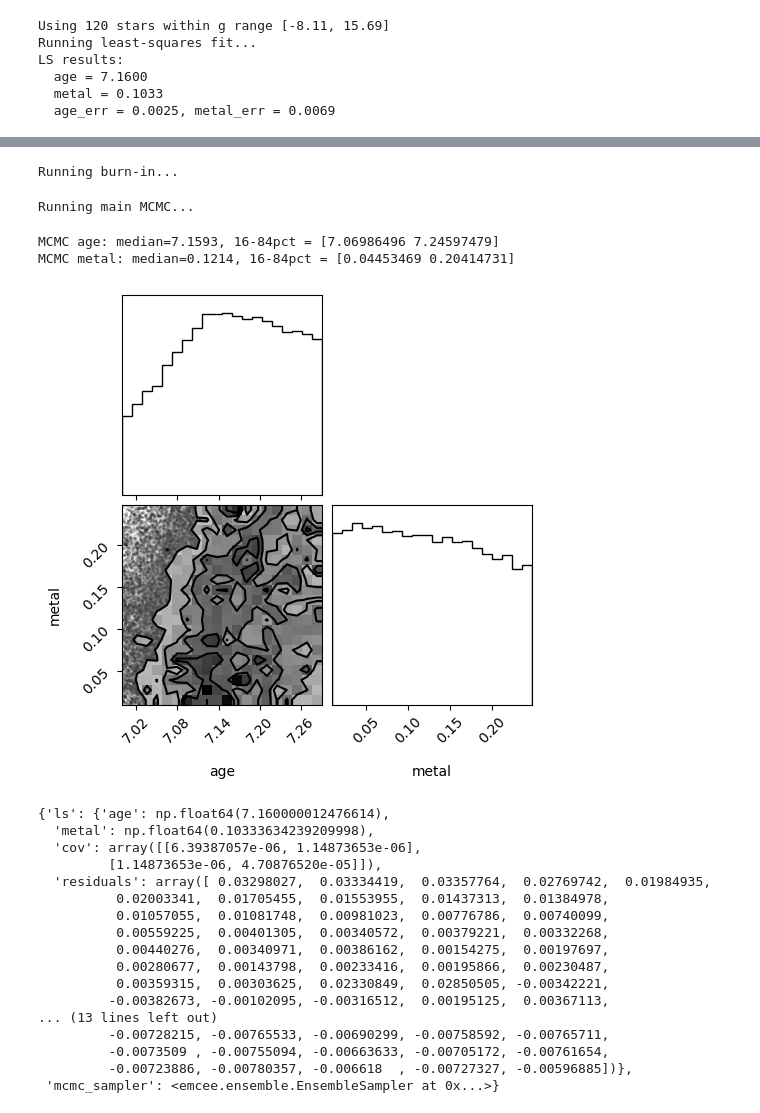
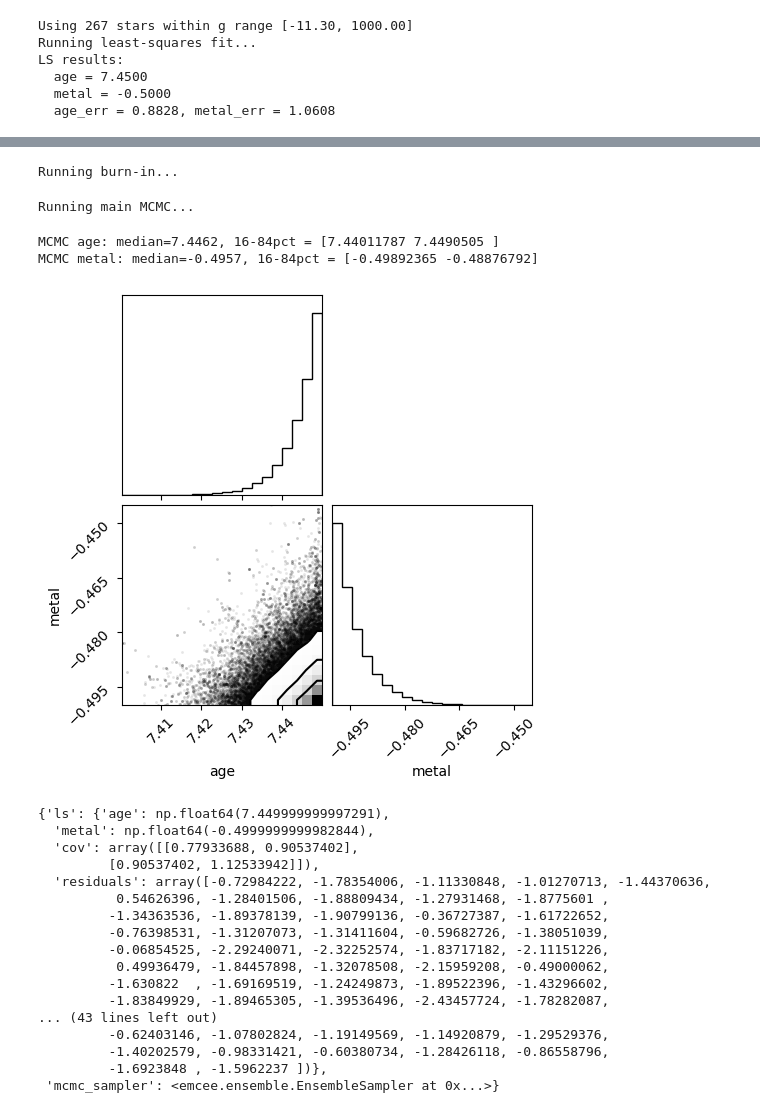
Before and after one commit to yash739/isochrones_parsec, a Jupyter notebook: parsec_isochrone.ipynb, the cells around one changed output, grey strips where cells are left out. Saved outputs shown, nothing was run; the diff lists cells and outputs as text; code cells hidden in the pictures.

```diff
--- a/parsec_isochrone.ipynb
+++ b/parsec_isochrone.ipynb
@@ -4,7 +4,7 @@ import matplotlib.pyplot as plt
 
 # === USER INPUT ===
 # Path to your downloaded PARSEC isochrone table
-isochrone_file = "/home/yasho/Ramesh/output96407944643.dat.txt"  # change this to your actual filename
+isochrone_file = "/home/yasho/Ramesh/iso_7.5_8.5_-0.5_0.3.dat.txt" # change this to your actual filename
 
 # Choose the photometric system to plot (depends on the file)
 # For example, Gaia DR3: 'Gmag', 'BPmag', 'RPmag'
@@ -19,19 +19,19 @@ print("Columns available in the isochrone file:")
 print(df.columns.tolist())
 # === COMPUTE COLOR AND MAGNITUDE ===
 color = df[mag_x] - df[mag_y]
-mag = df[mag_y]
+mag = df[mag_x] #+df[mag_y]
 
 # === PLOT HR DIAGRAM ===
 plt.figure(figsize=(7, 9))
-plt.scatter(color, mag, s=10, c=df["logAge"], cmap="plasma", alpha=0.8)
-plt.xlim(-2,10)
+plt.scatter(color, mag, s=10, c=df["MH"], cmap="plasma", alpha=0.3)
+plt.xlim(-2,5)
 plt.ylim(-10,20)
 plt.gca().invert_yaxis()  # brighter stars at the top
-plt.xlabel(f"{mag_x} - RPmag (Color Index)")
+plt.xlabel(f"{mag_x} - {mag_y} RPmag (Color Index)")
 plt.ylabel(f"{mag_y} (Magnitude)")
 plt.title("Hertzsprung–Russell Diagram (PARSEC Isochrone)")
 
-cbar = plt.colorbar(label="log(Teff)")
+cbar = plt.colorbar(label="Metallicity [M/H] (dex)")
 plt.grid(alpha=0.3)
 plt.tight_layout()
 plt.show()
@@ -90,13 +90,13 @@ def read_cmd_table(filename, g_col_candidates=None, i_col_candidates=None):
     """Read the user's .txt table and try to find g and i absolute magnitude columns.
     Returns arrays: g_mag, i_mag
     """
-    df = pd.read_csv(filename, delim_whitespace=True, comment="#", engine="python")
+    df = pd.read_csv(filename, delim_whitespace=False, comment="#", engine="python")
 
     # common possible names
     if g_col_candidates is None:
-        g_col_candidates = ["g", "g_abs", "gmag", "g_mag", "g_mag_abs", "G"]
+        g_col_candidates = ["g", "g_abs", "gmag", "g_mag", "g_mag_abs", "G","M_g"]
     if i_col_candidates is None:
-        i_col_candidates = ["i", "i_abs", "imag", "i_mag", "i_mag_abs", "I"]
+        i_col_candidates = ["i", "i_abs", "imag", "i_mag", "i_mag_abs", "I","M_i"]
 
     gcol = None
     icol = None
@@ -117,7 +117,7 @@ def read_cmd_table(filename, g_col_candidates=None, i_col_candidates=None):
     #do not allow g and i mags to be less than -3
 
     # optionally allow removing NaNs
-    mask = np.isfinite(g) & np.isfinite(i)&(g>-1)&(i>-1)
+    mask = np.isfinite(g) & np.isfinite(i)
     return g[mask], i[mask]
 
 
@@ -468,16 +468,15 @@ def run_mcmc(g_obs, c_obs, interp_dict, ages, metals, sigma=None, metal_fixed=No
 def plot_cmd_with_isochrone(g_obs, c_obs, age, metal, interp_dict, ages, metals, ax=None):
     if ax is None:
         fig, ax = plt.subplots(figsize=(6,6))
-    ax.scatter(g_obs, c_obs, s=10, label='data')
+    ax.scatter(c_obs, g_obs, s=10, label='data')
     ggrid = np.linspace(np.min(g_obs)-0.5, np.max(g_obs)+0.5, 200)
     cmodel = bilinear_isochrone_color(age, metal, ggrid, interp_dict, ages, metals)
-    ax.plot(ggrid, cmodel, lw=2, label=f'Isochrone age={age:.3f}, metal={metal:.3f}')
-    ax.set_xlabel('g (absolute)')
-    ax.set_ylabel('g - i')
-    ax.invert_xaxis()
+    ax.plot(cmodel, ggrid, lw=2, label=f'Isochrone age={age:.3f}, metal={metal:.3f}')
+    ax.set_ylabel('g (absolute)')
+    ax.set_xlabel('g - i')
+    ax.invert_yaxis()
     ax.legend()
     return ax
-
 
 def plot_residuals(g_obs, resid, ax=None):
     if ax is None:
@@ -578,11 +577,11 @@ def run_all(datafile, iso_file, metal_fixed=None, sigma_file=None, priors=None,
 # parser.add_argument('--sigma_file', type=str, default=None, help='Optional file with photometric uncertainties')
 # parser.add_argument('--mcmc_steps', type=int, default=2000)
 # args = parser.parse_args()
-run_all('logAge7.11.txt','/home/yasho/Ramesh/output815957414525.dat.txt', sigma_file=None, mcmc_steps=2000)
+run_all('/home/yasho/Ramesh/ASCC_19_Photometry_1.csv','/home/yasho/Ramesh/iso_6.5_7.5_-0.5_0.3.dat.txt', sigma_file=None, mcmc_steps=2000)
 # %% [output]
-Using 120 stars within g range [-8.11, 15.69]
+Using 267 stars within g range [-11.30, 1000.00]
 Running least-squares fit...
 LS results:
-  age = 7.1600
-  metal = 0.1033
-  age_err = 0.0025, metal_err = 0.0069
+  age = 7.4500
+  metal = -0.5000
+  age_err = 0.8828, metal_err = 1.0608
@@ -590,22 +589,22 @@ LS results:
 Running burn-in...
 Running main MCMC...
-MCMC age: median=7.1593, 16-84pct = [7.06986496 7.24597479]
-MCMC metal: median=0.1214, 16-84pct = [0.04453469 0.20414731]
+MCMC age: median=7.4462, 16-84pct = [7.44011787 7.4490505 ]
+MCMC metal: median=-0.4957, 16-84pct = [-0.49892365 -0.48876792]
-[figure, old version]
+[figure, new version]
-{'ls': {'age': np.float64(7.160000012476614),
-  'metal': np.float64(0.10333634239209998),
-  'cov': array([[6.39387057e-06, 1.14873653e-06],
-         [1.14873653e-06, 4.70876520e-05]]),
-  'residuals': array([ 0.03298027,  0.03334419,  0.03357764,  0.02769742,  0.01984935,
-          0.02003341,  0.01705455,  0.01553955,  0.01437313,  0.01384978,
-          0.01057055,  0.01081748,  0.00981023,  0.00776786,  0.00740099,
-          0.00559225,  0.00401305,  0.00340572,  0.00379221,  0.00332268,
-          0.00440276,  0.00340971,  0.00386162,  0.00154275,  0.00197697,
-          0.00280677,  0.00143798,  0.00233416,  0.00195866,  0.00230487,
-          0.00359315,  0.00303625,  0.02330849,  0.02850505, -0.00342221,
-         -0.00382673, -0.00102095, -0.00316512,  0.00195125,  0.00367113,
-... (13 lines left out)
-         -0.00728215, -0.00765533, -0.00690299, -0.00758592, -0.00765711,
-         -0.0073509 , -0.00755094, -0.00663633, -0.00705172, -0.00761654,
-         -0.00723886, -0.00780357, -0.006618  , -0.00727327, -0.00596885])},
+{'ls': {'age': np.float64(7.449999999997291),
+  'metal': np.float64(-0.4999999999982844),
+  'cov': array([[0.77933688, 0.90537402],
+         [0.90537402, 1.12533942]]),
+  'residuals': array([-0.72984222, -1.78354006, -1.11330848, -1.01270713, -1.44370636,
+          0.54626396, -1.28401506, -1.88809434, -1.27931468, -1.8775601 ,
+         -1.34363536, -1.89378139, -1.90799136, -0.36727387, -1.61722652,
+         -0.76398531, -1.31207073, -1.31411604, -0.59682726, -1.38051039,
+         -0.06854525, -2.29240071, -2.32252574, -1.83717182, -2.11151226,
+          0.49936479, -1.84457898, -1.32078508, -2.15959208, -0.49000062,
+         -1.630822  , -1.69169519, -1.24249873, -1.89522396, -1.43296602,
+         -1.83849929, -1.89465305, -1.39536496, -2.43457724, -1.78282087,
+... (43 lines left out)
+         -0.62403146, -1.07802824, -1.19149569, -1.14920879, -1.29529376,
+         -1.40202579, -0.98331421, -0.60380734, -1.28426118, -0.86558796,
+         -1.6923848 , -1.5962237 ])},
  'mcmc_sampler': <emcee.ensemble.EnsembleSampler at 0x...>}
```
Also changed, not shown: parts of 7 cells of this notebook.
